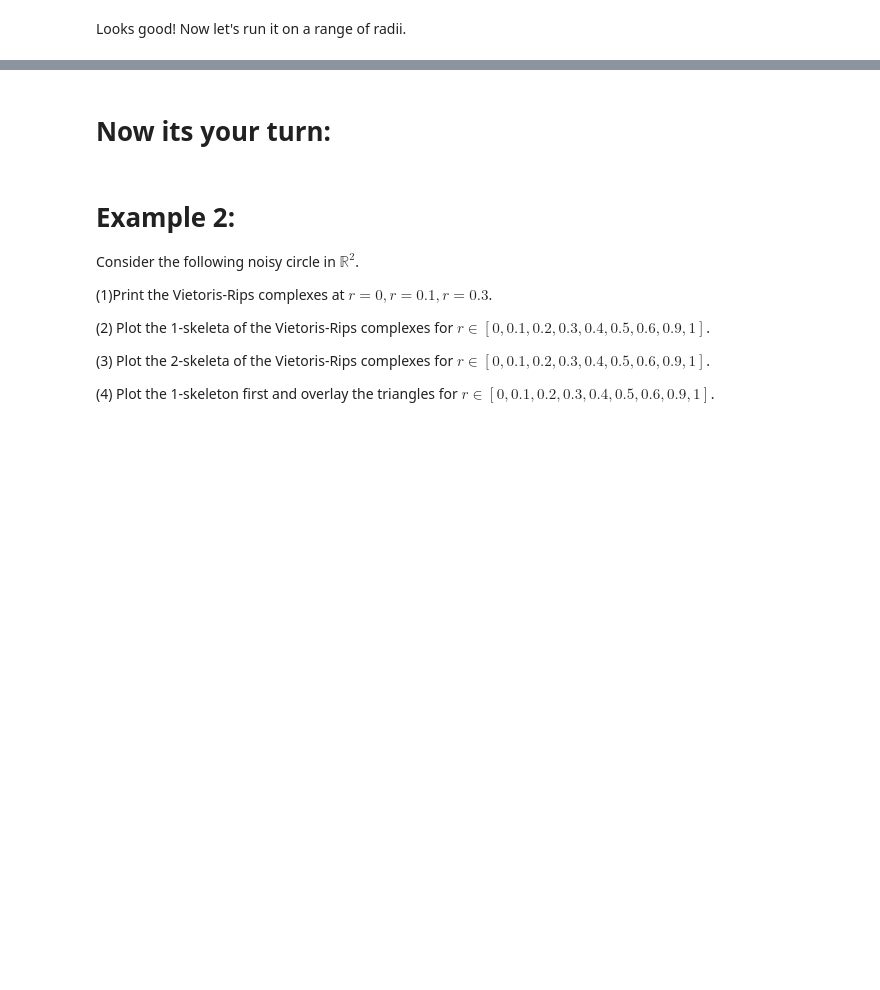
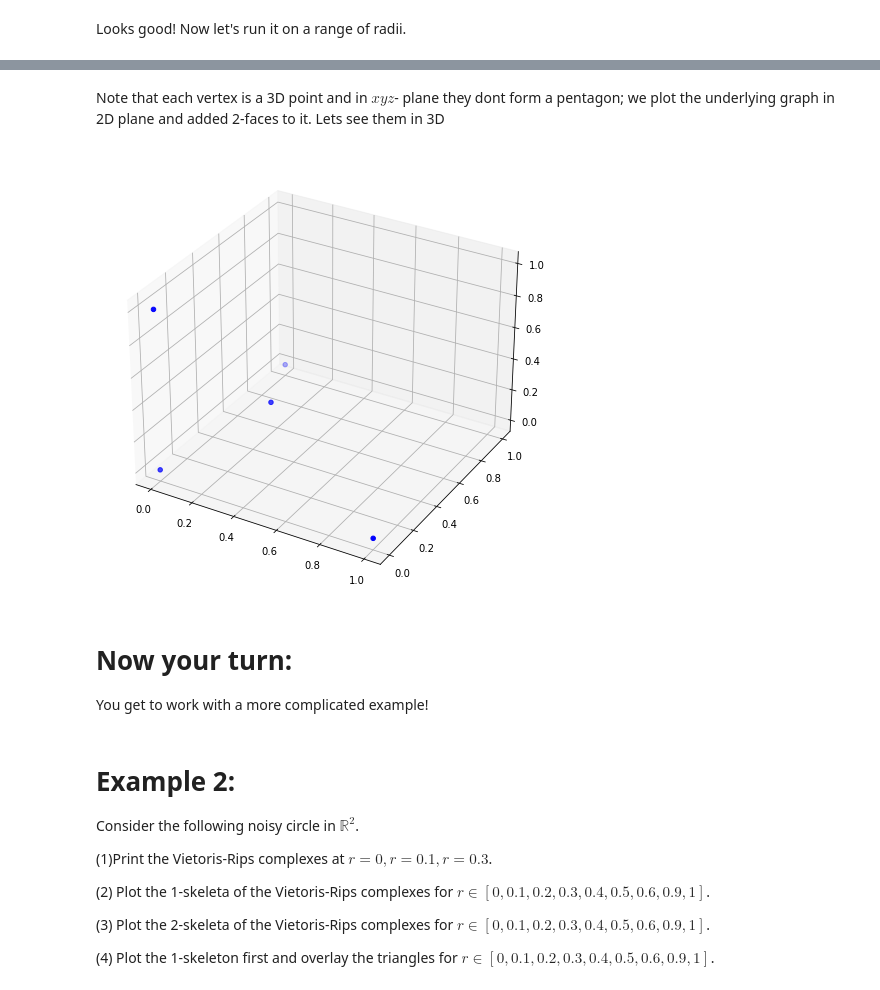
Before and after one commit to yangtianbo11/TDASpring23, a Jupyter notebook: 01- Simplicial Complexes.ipynb, the cells around one changed output, grey strips where cells are left out. Saved outputs shown, nothing was run; the diff lists cells and outputs as text; code cells hidden in the pictures; blank space fills up the shorter version.

```diff
--- a/01- Simplicial Complexes.ipynb
+++ b/01- Simplicial Complexes.ipynb
@@ -327,5 +328,15 @@ plt.show()
-# %% [markdown]
-# Now its your turn:
+# %% [markdown]
+Note that each vertex is a 3D point and in $xyz$- plane they dont form a pentagon; we plot the underlying graph in 2D plane and added 2-faces to it. Lets see them in 3D
+# %%
+fig = plt.figure(figsize = (8,8))
+ax = fig.gca(projection='3d', adjustable='box')
+ax.scatter(X[:,0],X[:,1],X[:,2], c='b', marker='o');
+# %% [output]
+[figure, added]
+# %% [markdown]
+# Now your turn:
+
+You get to work with a more complicated example!
 # %% [markdown]
 # Example 2:
 
```
Also changed, not shown: parts of 27 cells of this notebook, 7 other files.
